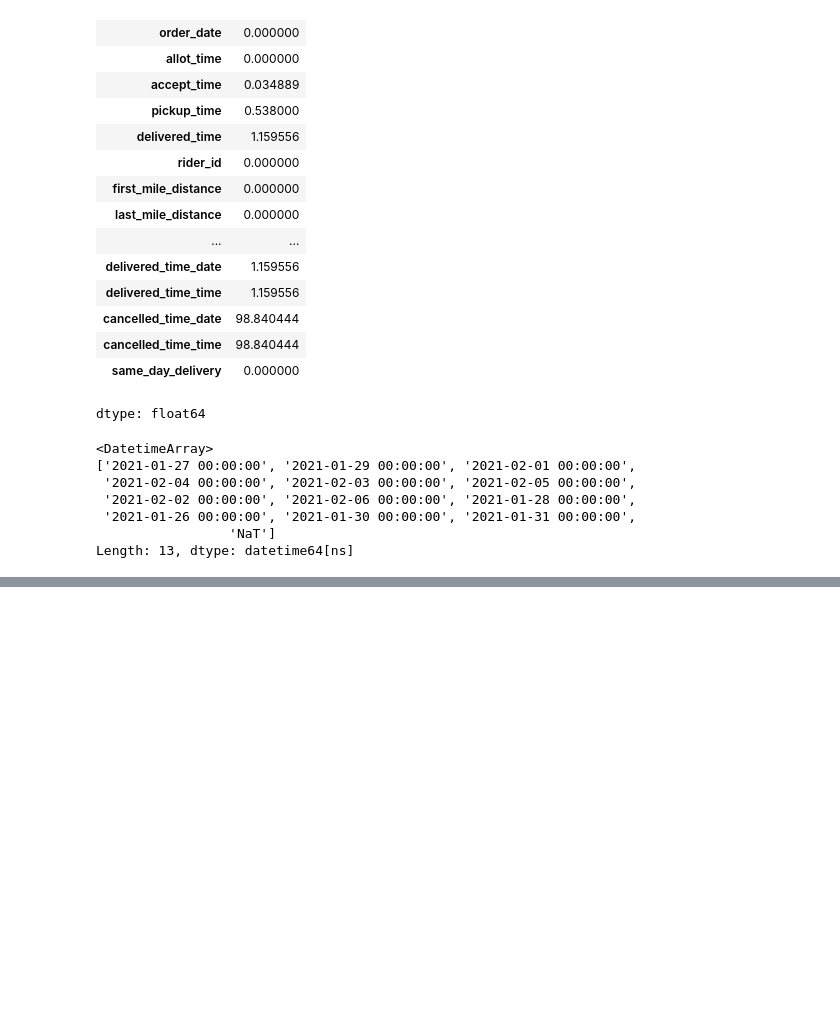
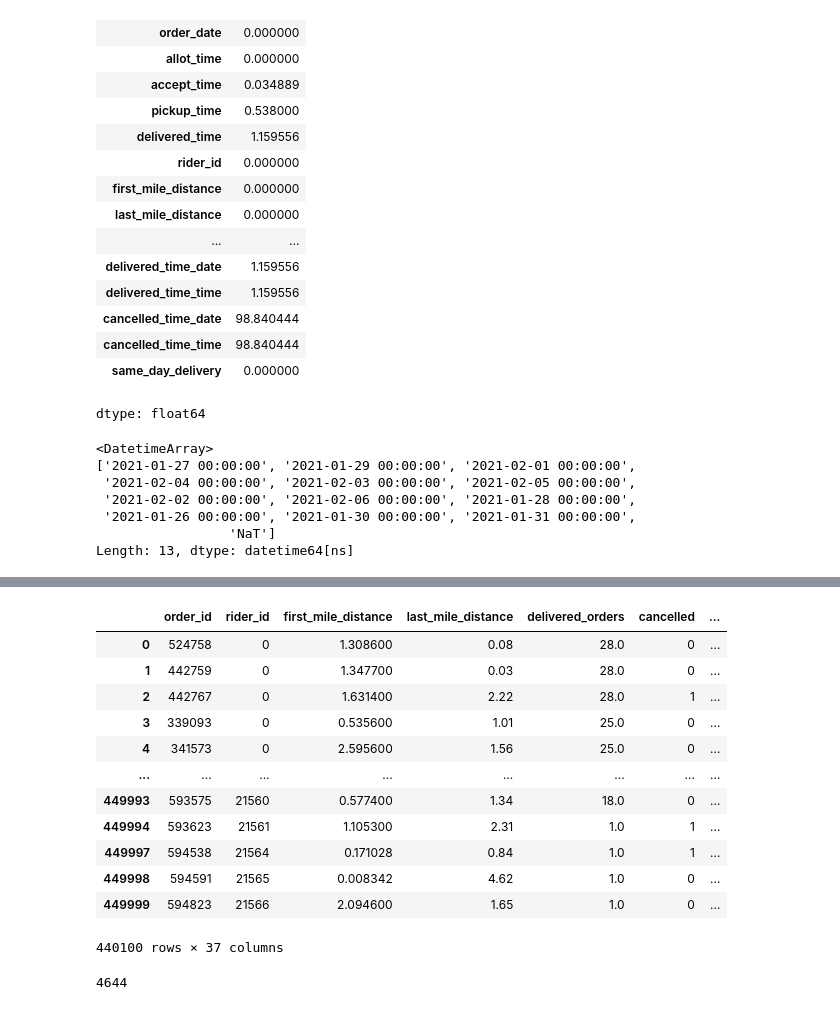
Before and after one commit to KarthikeyanBaskaran/SupplyChain-Analytics, a Jupyter notebook: EDA.ipynb, the cells around one changed output, grey strips where cells are left out. Drawn from its saved outputs; the diff is of its cells as text; code cells hidden in the pictures; blank space fills up the shorter version.

```diff
--- a/EDA.ipynb
+++ b/EDA.ipynb
@@ -381,0 +451,20 @@ df.head(1).T
+# %%
+df
+# %% [output]
+|  | order_id | rider_id | first_mile_distance | last_mile_distance | delivered_orders | cancelled | ... |
+| 0 | 524758 | 0 | 1.308600 | 0.08 | 28.0 | 0 | ... |
+| 1 | 442759 | 0 | 1.347700 | 0.03 | 28.0 | 0 | ... |
+| 2 | 442767 | 0 | 1.631400 | 2.22 | 28.0 | 1 | ... |
+| 3 | 339093 | 0 | 0.535600 | 1.01 | 25.0 | 0 | ... |
+| 4 | 341573 | 0 | 2.595600 | 1.56 | 25.0 | 0 | ... |
+| ... | ... | ... | ... | ... | ... | ... | ... |
+| 449993 | 593575 | 21560 | 0.577400 | 1.34 | 18.0 | 0 | ... |
+| 449994 | 593623 | 21561 | 1.105300 | 2.31 | 1.0 | 1 | ... |
+| 449997 | 594538 | 21564 | 0.171028 | 0.84 | 1.0 | 1 | ... |
+| 449998 | 594591 | 21565 | 0.008342 | 4.62 | 1.0 | 0 | ... |
+| 449999 | 594823 | 21566 | 2.094600 | 1.65 | 1.0 | 0 | ... |
+440100 rows × 37 columns
+# %%
+len(df[df['total_distance']>=10])
+# %% [output]
+4644
```
Also changed, not shown: parts of 25 cells of this notebook.
